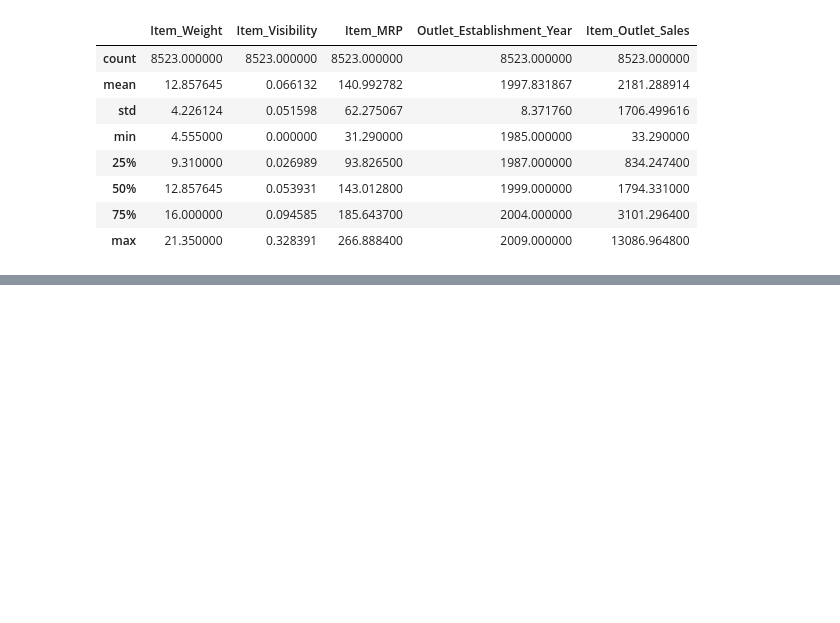
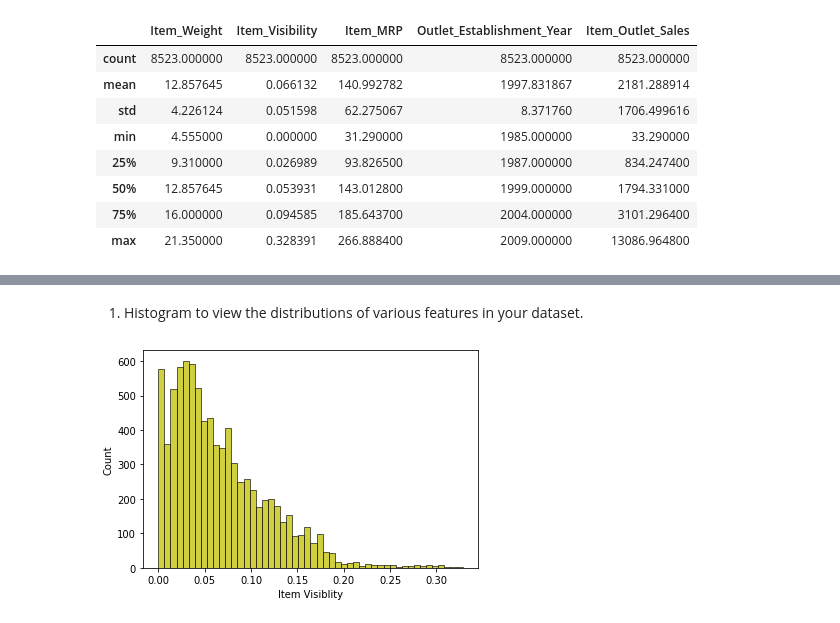
Before and after one commit to ialkamal/food-sales-predictions, a Jupyter notebook: food_sales_predictions.ipynb, the cells around one changed output, grey strips where cells are left out. Saved outputs shown, nothing was run; the diff lists cells and outputs as text; code cells hidden in the pictures; blank space fills up the shorter version.

```diff
--- a/food_sales_predictions.ipynb
+++ b/food_sales_predictions.ipynb
@@ -371,0 +390,8 @@ sales_ds.describe()
+# %% [markdown]
+1. Histogram to view the distributions of various features in your dataset.
+# %%
+iv = sns.histplot(x="Item_Visibility",data=sales_ds,color='y')
+iv.set(xlabel="Item Visiblity")
+plt.show()
+# %% [output]
+[figure, added]
```
Also changed, not shown: parts of 12 cells of this notebook.
